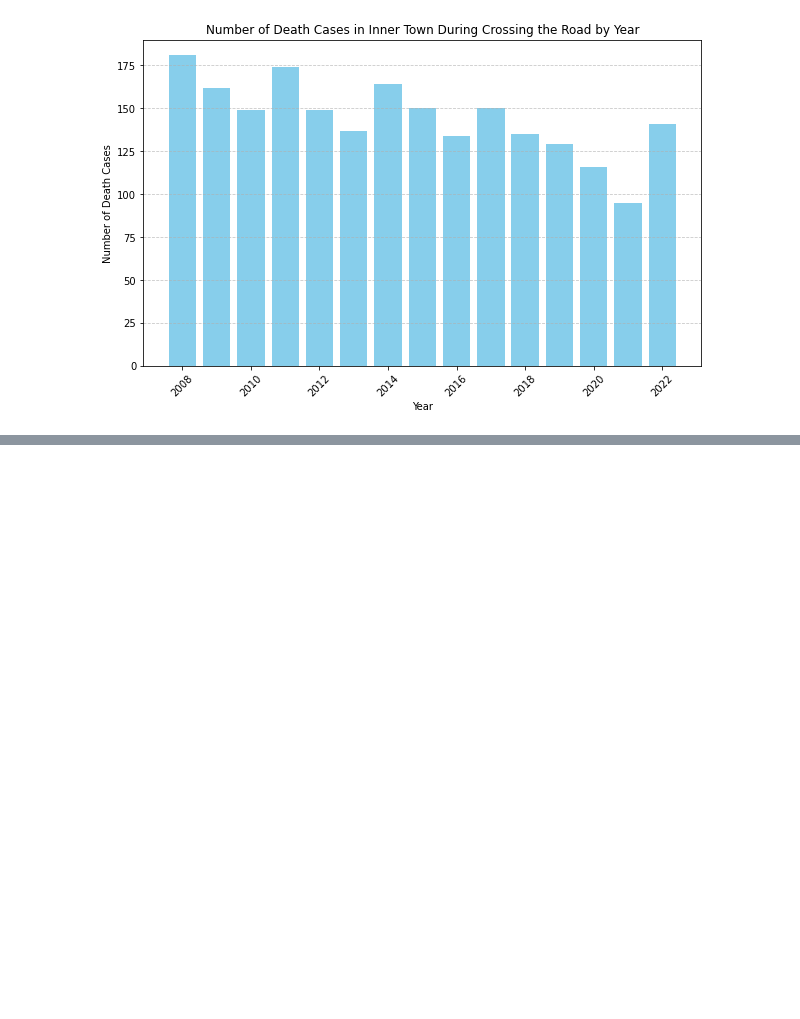
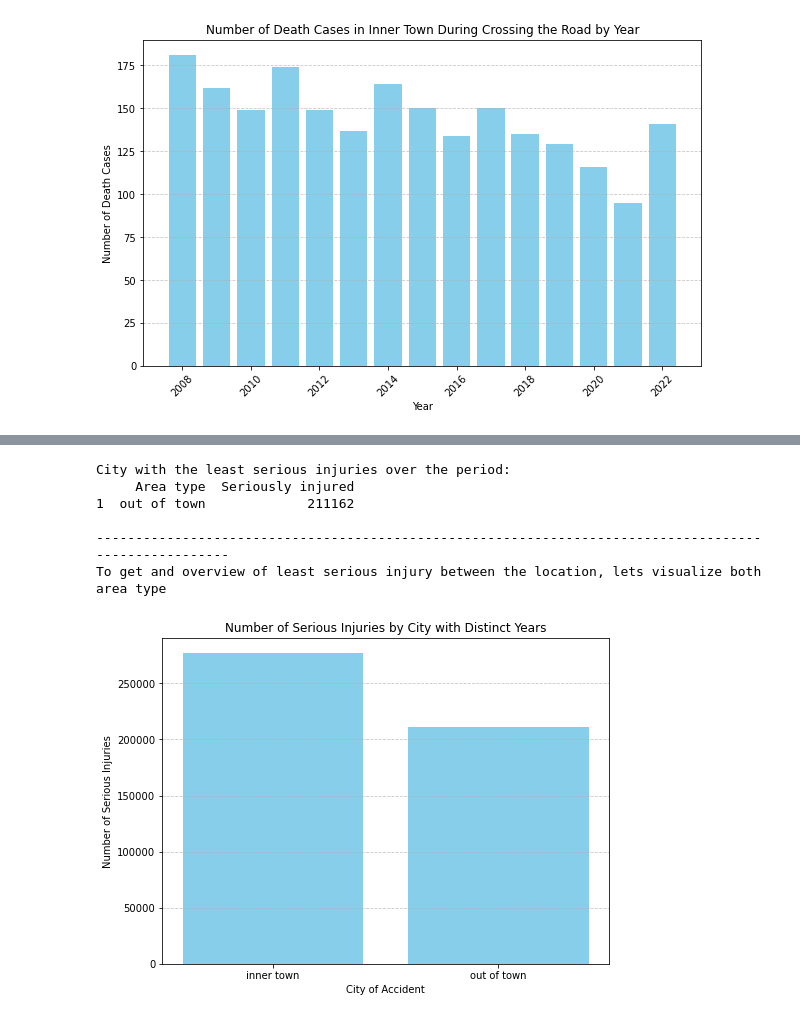
Before and after one commit to BorHan-U/An-Exploratory-Data-Analysis-on-Traffic-Accident-in-Germany, a Jupyter notebook: src/Traffic_accident_RSE_project.ipynb, the cells around one changed output, grey strips where cells are left out. Saved outputs shown, nothing was run; the diff lists cells and outputs as text; code cells hidden in the pictures; blank space fills up the shorter version.

```diff
--- a/src/Traffic_accident_RSE_project.ipynb
+++ b/src/Traffic_accident_RSE_project.ipynb
@@ -216,0 +245,35 @@ To get an overview of most death cases in mention research question, we may visu
+# %%
+#Research Question 3: For which area (inner town/out of town) has the least serious injury over the period?
+
+# Group by city of accident and sum the number of serious injuries
+serious_injuries_by_city = df.groupby('Area type')['Seriously injured'].sum().reset_index()
+
+# Find the city with the least serious injuries
+city_least_serious_injuries = serious_injuries_by_city[serious_injuries_by_city['Seriously injured'] == serious_injuries_by_city['Seriously injured'].min()]
+
+print("City with the least serious injuries over the period:")
+print(city_least_serious_injuries)
+
+
+print ("\n------------------------------------------------------------------------------------------------------")
+
+print ("To get and overview of least serious injury between the location, lets visualize both area type")
+
+# Visialization of research question:
+
+# Plot the number of serious injuries by city
+plt.figure(figsize=(8, 6))
+plt.bar(serious_injuries_by_city['Area type'], serious_injuries_by_city['Seriously injured'], color='skyblue')
+plt.title('Number of Serious Injuries by City with Distinct Years')
+plt.xlabel('City of Accident')
+plt.ylabel('Number of Serious Injuries')
+plt.grid(axis='y', linestyle='--', alpha=0.7)
+plt.show()
+# %% [output]
+City with the least serious injuries over the period:
+     Area type  Seriously injured
+1  out of town             211162
+
+------------------------------------------------------------------------------------------------------
+To get and overview of least serious injury between the location, lets visualize both area type
+[figure, added]
```
Also changed, not shown: parts of 5 cells of this notebook.
